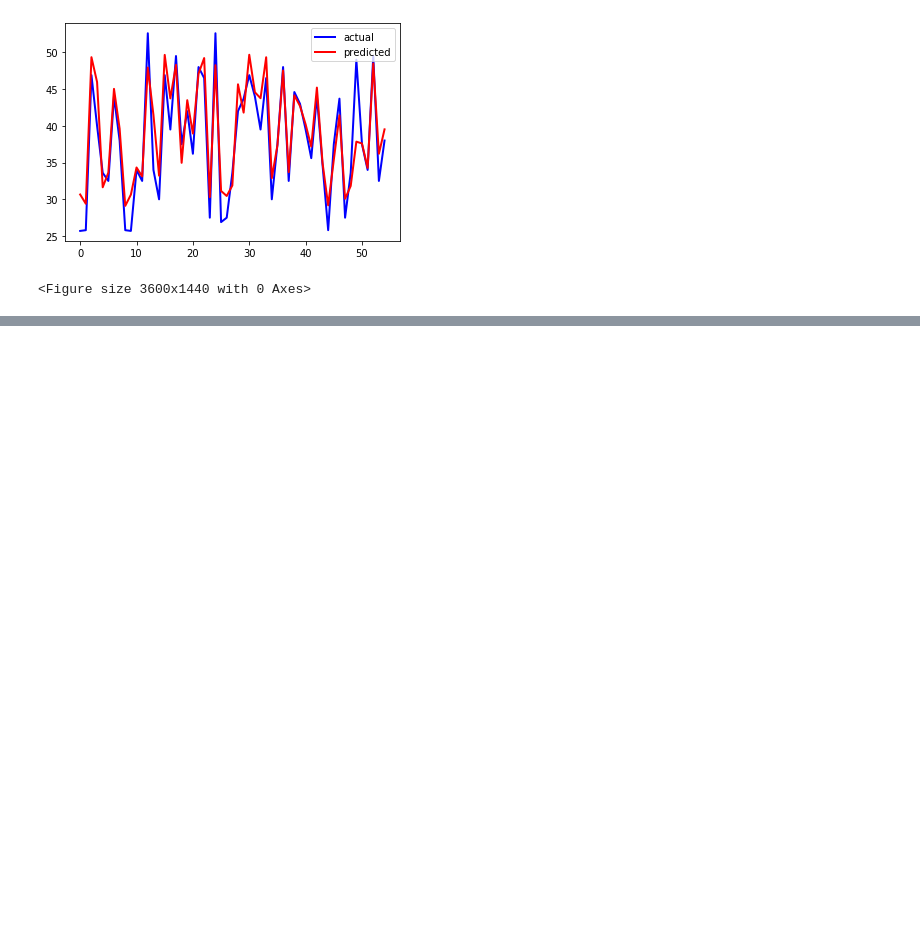
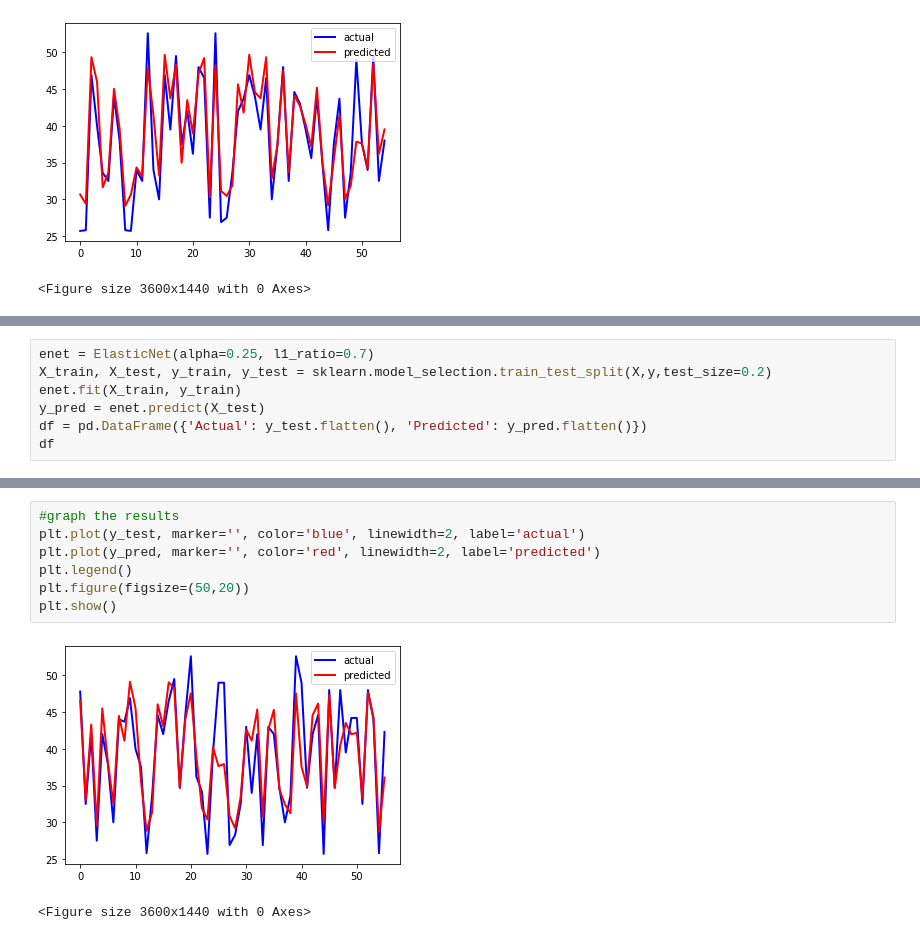
Before and after one commit to laniepreston/CapstoneCode, a Jupyter notebook: regression_models.ipynb, the cells around one changed output, grey strips where cells are left out. Drawn from its saved outputs; the diff is of its cells as text; blank space fills up the shorter version.

Commit message:
add elasticnet

```diff
--- a/regression_models.ipynb
+++ b/regression_models.ipynb
@@ -312,0 +316,7 @@ plt.show()
+# %%
+enet = ElasticNet(alpha=0.25, l1_ratio=0.7)
+X_train, X_test, y_train, y_test = sklearn.model_selection.train_test_split(X,y,test_size=0.2)
+enet.fit(X_train, y_train)
+y_pred = enet.predict(X_test)
+df = pd.DataFrame({'Actual': y_test.flatten(), 'Predicted': y_pred.flatten()})
+df
@@ -312,0 +347,10 @@ plt.show()
+# %%
+#graph the results
+plt.plot(y_test, marker='', color='blue', linewidth=2, label='actual')
+plt.plot(y_pred, marker='', color='red', linewidth=2, label='predicted')
+plt.legend()
+plt.figure(figsize=(50,20))
+plt.show()
+# %% [output]
+[figure, added]
+<Figure size 3600x1440 with 0 Axes>
```
Also changed, not shown: parts of 10 cells of this notebook.
